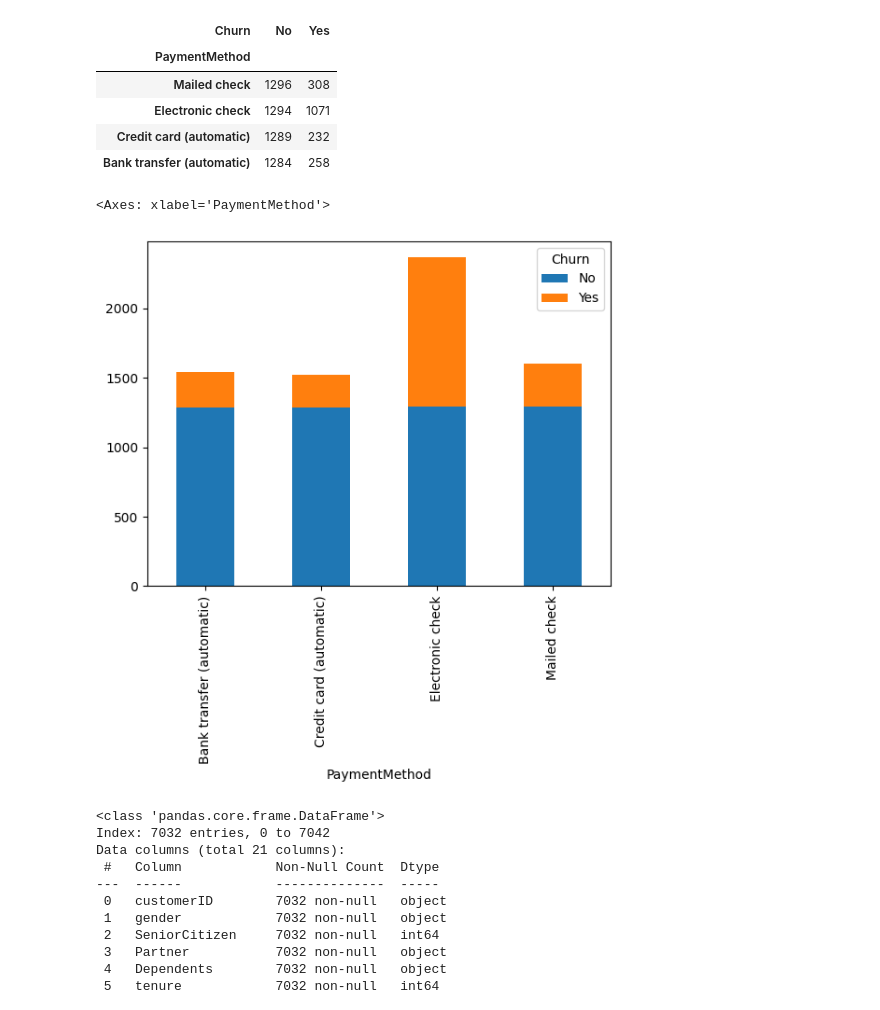
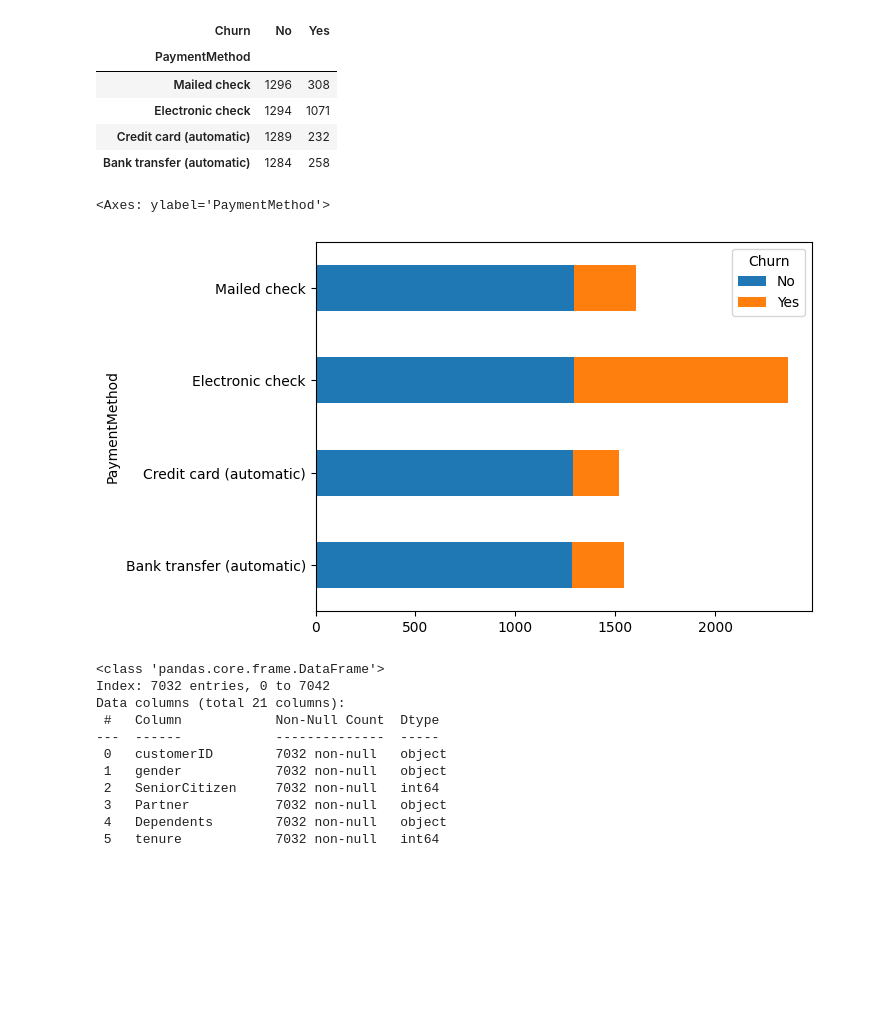
Before and after one commit to Jawwad-gul/ML-Projects, a Jupyter notebook: TelcoChurnPredictiion/ChurnPrediction.ipynb, the cells around one changed output. Cells and saved outputs as stored; diff of their text form; code cells hidden in the pictures; blank space fills up the shorter version.

Commit message:
changed the paymentMethod X Churn barchart from vertical to horizonal for better clarification

```diff
--- a/TelcoChurnPredictiion/ChurnPrediction.ipynb
+++ b/TelcoChurnPredictiion/ChurnPrediction.ipynb
@@ -256,10 +256,10 @@ paymentXChurn.sort_values('No',ascending=False)
 | Credit card (automatic) | 1289 | 232 |
 | Bank transfer (automatic) | 1284 | 258 |
 # %%
-paymentXChurn.plot(kind = 'bar',stacked=True)
+paymentXChurn.plot(kind = 'barh',stacked=True)
 # %% [output]
-<Axes: xlabel='PaymentMethod'>
+<Axes: ylabel='PaymentMethod'>
-[figure, old version]
+[figure, new version]
 # %%
 df.info()
 # %% [output]
```
Also changed, not shown: parts of 1 cell of this notebook.
